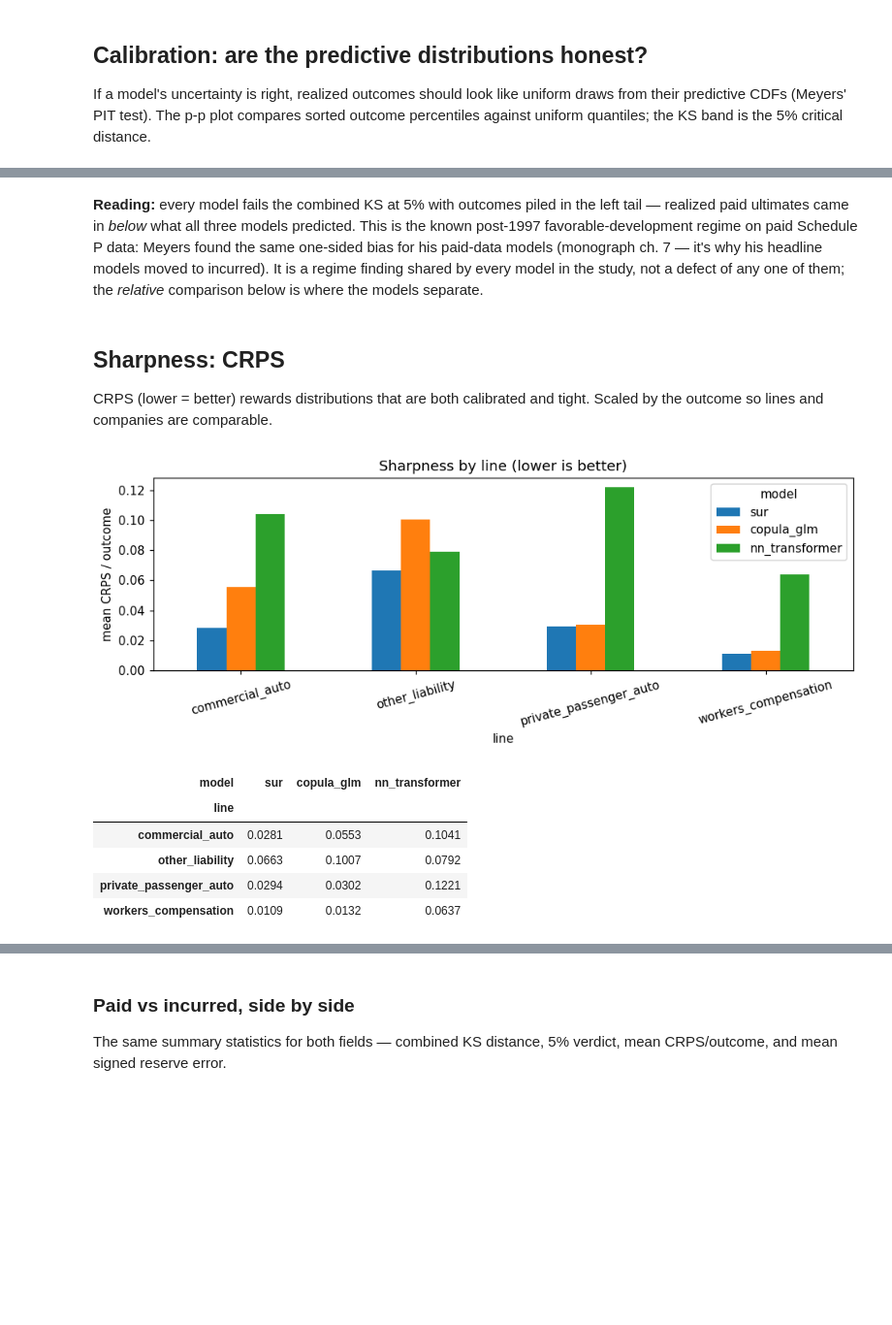
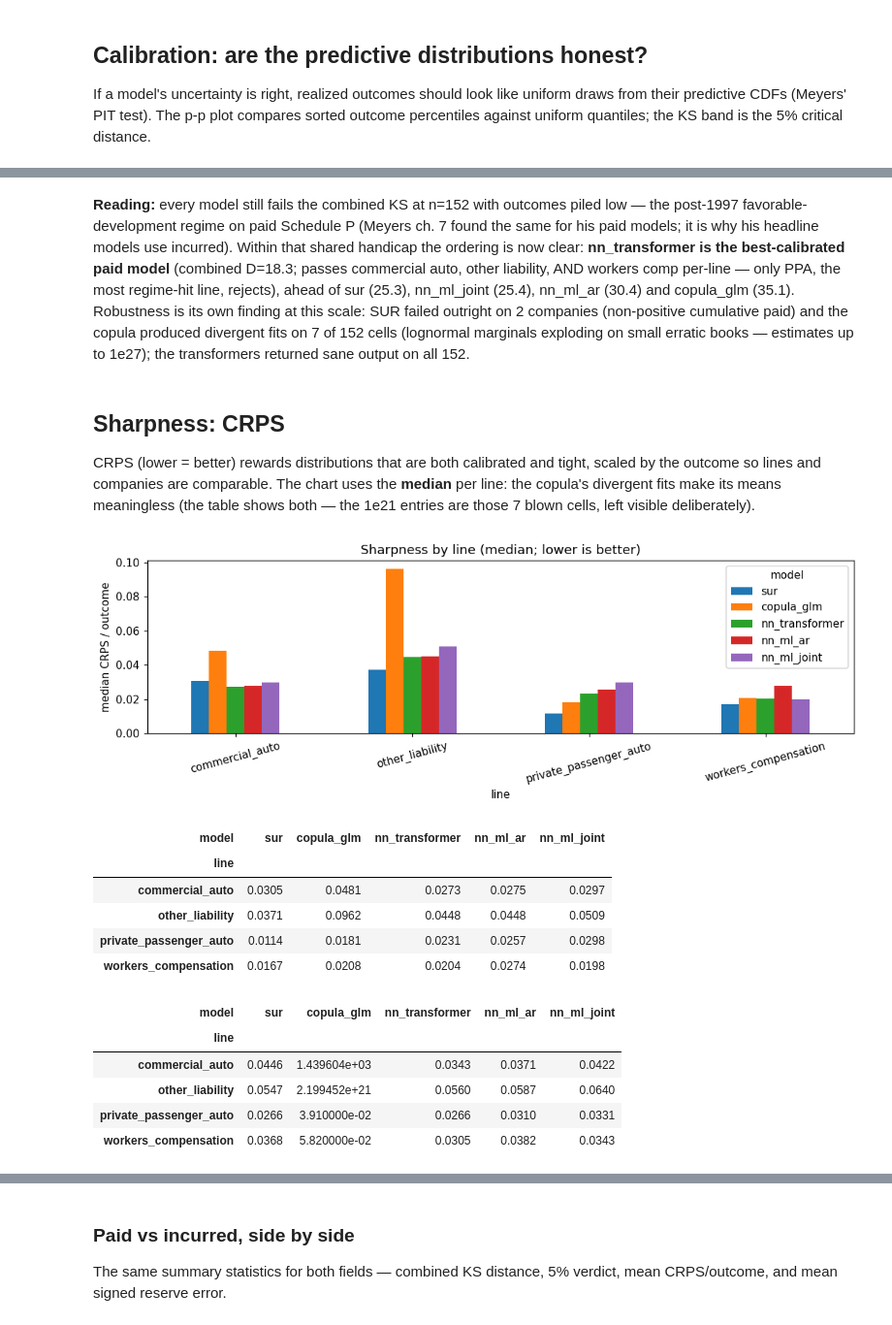
Before and after one commit to EKtheSage/ibnr, a Jupyter notebook: analysis/02_transformer_vs_statistical.ipynb, the cells around one changed output, grey strips where cells are left out. Shown at 97% size. Drawn from its saved outputs; the diff is of its cells as text; code cells hidden in the pictures; blank space fills up the shorter version.

```diff
--- a/analysis/02_transformer_vs_statistical.ipynb
+++ b/analysis/02_transformer_vs_statistical.ipynb
@@ -19,10 +40,12 @@ four** Schedule P lines.
 # %%
 import warnings
+from itertools import combinations
 from pathlib import Path
 
 import matplotlib.pyplot as plt
 import numpy as np
 import pandas as pd
+from scipy import stats
 
 from ibnr.kernels.calibration import ks_uniformity, pp_points
 
@@ -31,12 +54,16 @@ plt.rcParams["figure.dpi"] = 110
 
 RESULTS = Path("results/compare_gallery.csv")
 df = pd.read_csv(RESULTS, dtype={"company_code": str})
-MODELS = ["sur", "copula_glm", "nn_transformer"]
+MODELS = ["sur", "copula_glm", "nn_transformer", "nn_ml_ar", "nn_ml_joint"]  # distributional
+POINT_MODELS = ["chain_ladder", *MODELS]
 LINES = sorted(df.loc[df["line"] != "ALL", "line"].unique())
 
 print(f"data publish: {df['mart_publish_id'].iloc[0]}   loss field: {df['loss_field'].iloc[0]}")
-print(f"{df['company_code'].nunique()} companies x {len(LINES)} lines; {len(df)} result rows")
+n_cells = len(df[(df["model"] == "chain_ladder") & (df["line"] != "ALL")])
+print(f"{df['company_code'].nunique()} companies, {n_cells} scored (company, line) cells")
 failed = df[df["error"].notna()] if "error" in df else pd.DataFrame()
-print(f"failed fits: {len(failed)}")
+if len(failed):
+    print("failed fits:")
+    print(failed.groupby("model")["error"].agg(["count", "first"]).to_string())
 # %% [output]
 data publish: 20260613_041006   loss field: paid_loss
@@ -140,33 +195,51 @@ per_line
 # %% [markdown]
-**Reading:** every model fails the combined KS at 5% with outcomes piled in
-the left tail — realized paid ultimates came in *below* what all three models
-predicted. This is the known post-1997 favorable-development regime on paid
-Schedule P data: Meyers found the same one-sided bias for his paid-data
-models (monograph ch. 7 — it's why his headline models moved to incurred).
-It is a regime finding shared by every model in the study, not a defect of
-any one of them; the *relative* comparison below is where the models
-separate.
+**Reading:** every model still fails the combined KS at n=152 with outcomes
+piled low — the post-1997 favorable-development regime on paid Schedule P
+(Meyers ch. 7 found the same for his paid models; it is why his headline
+models use incurred). Within that shared handicap the ordering is now
+clear: **nn_transformer is the best-calibrated paid model** (combined
+D=18.3; passes commercial auto, other liability, AND workers comp
+per-line — only PPA, the most regime-hit line, rejects), ahead of
+sur (25.3), nn_ml_joint (25.4), nn_ml_ar (30.4) and copula_glm (35.1).
+Robustness is its own finding at this scale: SUR failed outright on 2
+companies (non-positive cumulative paid) and the copula produced divergent
+fits on 7 of 152 cells (lognormal marginals exploding on small erratic
+books — estimates up to 1e27); the transformers returned sane output on
+all 152.
 # %% [markdown]
 ## Sharpness: CRPS
 
 CRPS (lower = better) rewards distributions that are both calibrated and
-tight. Scaled by the outcome so lines and companies are comparable.
+tight, scaled by the outcome so lines and companies are comparable. The
+chart uses the **median** per line: the copula's divergent fits make its
+means meaningless (the table shows both — the 1e21 entries are those 7
+blown cells, left visible deliberately).
 # %%
 rel = ok.assign(rel_crps=ok["crps"] / ok["outcome"])
-pivot = rel.pivot_table(index="line", columns="model", values="rel_crps", aggfunc="mean")[MODELS]
-axp = pivot.plot.bar(figsize=(9, 3.6), rot=15)
-axp.set_ylabel("mean CRPS / outcome")
-axp.set_title("Sharpness by line (lower is better)")
-plt.tight_layout(); plt.show()
-pivot.round(4)
+med = rel.pivot_table(index="line", columns="model", values="rel_crps", aggfunc="median")[MODELS]
+axp = med.plot.bar(figsize=(10, 3.6), rot=15)
+axp.set_ylabel("median CRPS / outcome")
+axp.set_title("Sharpness by line (median; lower is better)")
+plt.tight_layout()
+plt.show()
+
+mean = rel.pivot_table(index="line", columns="model", values="rel_crps", aggfunc="mean")[MODELS]
+display(med.round(4))
+mean.round(4)
 # %% [output]
-[figure, old version]
+[figure, new version]
-| model | sur | copula_glm | nn_transformer |
-| line |  |  |  |
-| commercial_auto | 0.0281 | 0.0553 | 0.1041 |
-| other_liability | 0.0663 | 0.1007 | 0.0792 |
-| private_passenger_auto | 0.0294 | 0.0302 | 0.1221 |
-| workers_compensation | 0.0109 | 0.0132 | 0.0637 |
+| model | sur | copula_glm | nn_transformer | nn_ml_ar | nn_ml_joint |
+| line |  |  |  |  |  |
+| commercial_auto | 0.0305 | 0.0481 | 0.0273 | 0.0275 | 0.0297 |
+| other_liability | 0.0371 | 0.0962 | 0.0448 | 0.0448 | 0.0509 |
+| private_passenger_auto | 0.0114 | 0.0181 | 0.0231 | 0.0257 | 0.0298 |
+| workers_compensation | 0.0167 | 0.0208 | 0.0204 | 0.0274 | 0.0198 |
+| model | sur | copula_glm | nn_transformer | nn_ml_ar | nn_ml_joint |
+| line |  |  |  |  |  |
+| commercial_auto | 0.0446 | 1.439604e+03 | 0.0343 | 0.0371 | 0.0422 |
+| other_liability | 0.0547 | 2.199452e+21 | 0.0560 | 0.0587 | 0.0640 |
+| private_passenger_auto | 0.0266 | 3.910000e-02 | 0.0266 | 0.0310 | 0.0331 |
+| workers_compensation | 0.0368 | 5.820000e-02 | 0.0305 | 0.0382 | 0.0343 |
 # %% [markdown]
 ## Bias
 
```
Also changed, not shown: parts of 20 cells of this notebook, 24 other files.
